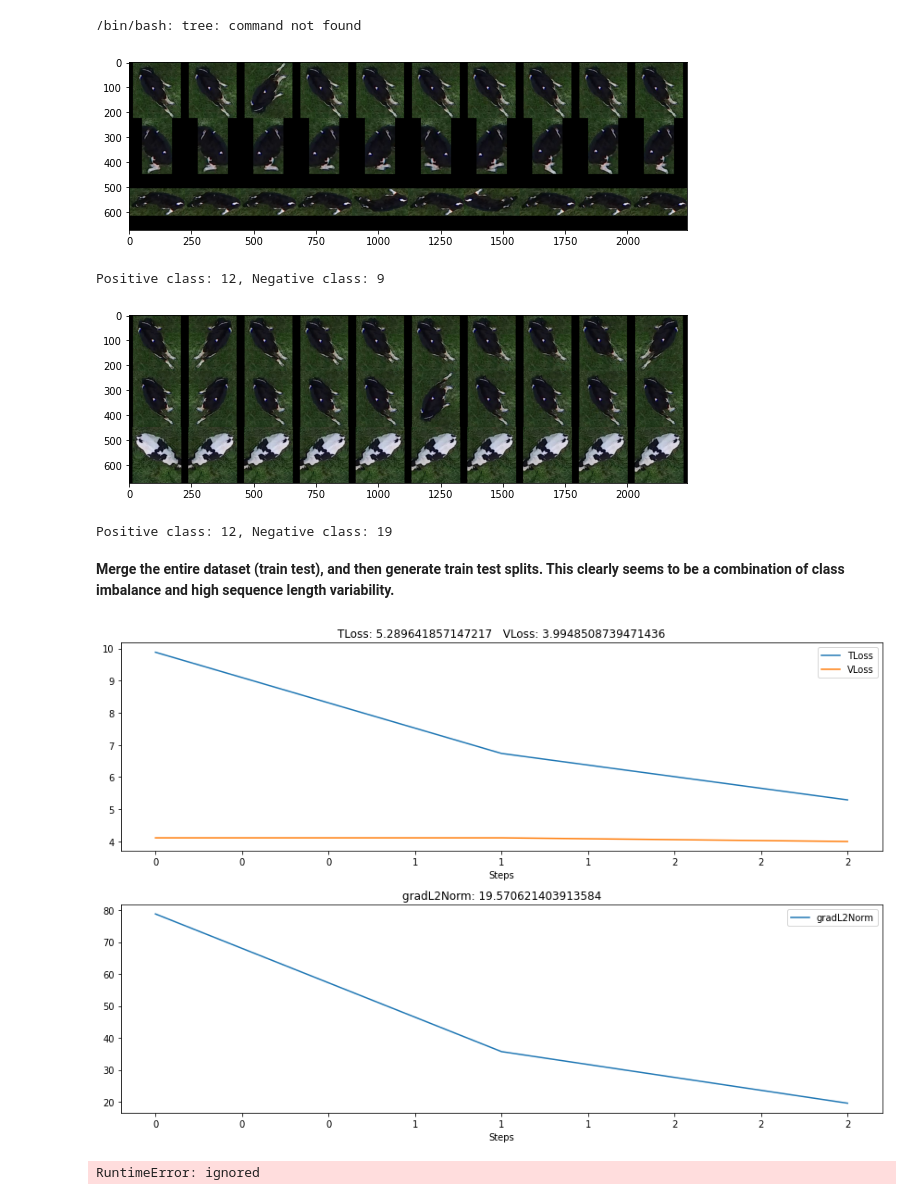
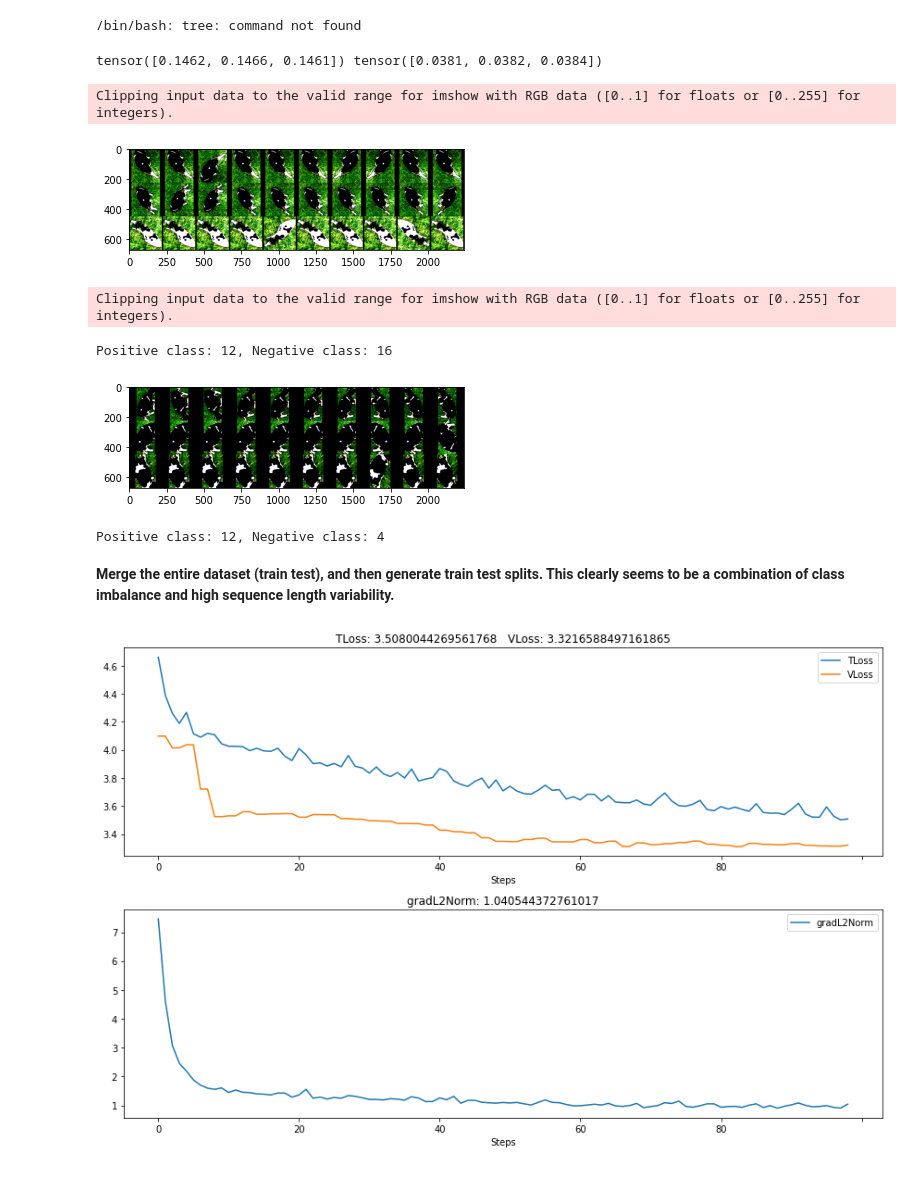
Before and after one commit to Asheeshkrsharma/Identification-OpenCows, a Jupyter notebook: tracklet.ipynb, the cells around one changed output. Saved outputs shown, nothing was run; the diff lists cells and outputs as text; code cells hidden in the pictures.

Commit message:
Tracklet notebook update

```diff
--- a/tracklet.ipynb
+++ b/tracklet.ipynb
@@ -488,3 +468,50 @@ mean, std
+# %%
+trainingDataset = OpenSetCows2021TrackLet(
+    "/content/datasets/OpenSetCows2017",
+    "/content/utils/opencowsTracklets2017.json",
+    maxSequenceLength=None,
+    split='train',
+    trackletChoiceProb = 1,
+    eval=True
+)
+
+testingDataset = OpenSetCows2021TrackLet(
+    "/content/datasets/OpenSetCows2017",
+    "/content/utils/opencowsTracklets2017.json",
+    maxSequenceLength=None,
+    split='test',
+    trackletChoiceProb = 1,
+    eval=True
+)
+
+imgSum = torch.zeros((3))
+imgMinusMean = torch.zeros((3))
+numImages = 0
+
+for i in tqdm(range(trainingDataset.__len__()), desc="Tracklets"):
+    im, _ = trainingDataset.__getitem__(i)
+    imgSum += im.view(3, -1).sum(dim=1)
+    numImages += im.view(3, -1).shape[1]
+
+for i in tqdm(range(testingDataset.__len__()), desc="Tracklets"):
+    im, _ = testingDataset.__getitem__(i)
+    imgSum += im.view(3, -1).sum(dim=1)
+    numImages += im.view(3, -1).shape[1]
+
+mean = imgSum / numImages
+for i in tqdm(range(testingDataset.__len__()), desc="Tracklets"):
+    im, _ = testingDataset.__getitem__(i)
+    imgMinusMean += torch.pow((torch.sub(im.view(3, -1), mean.view(3, 1))), 2).sum(dim=1)
+
+for i in tqdm(range(trainingDataset.__len__()), desc="Tracklets"):
+    im, _ = trainingDataset.__getitem__(i)
+    imgMinusMean += torch.pow((torch.sub(im.view(3, -1), mean.view(3, 1))), 2).sum(dim=1)
+
+std = torch.sqrt(imgMinusMean / (numImages - 1))
+
+print(mean, std)
+# %% [output]
+tensor([0.1462, 0.1466, 0.1461]) tensor([0.0381, 0.0382, 0.0384])
 # %%
 from torchvision import transforms
 
@@ -499,38 +526,40 @@ trainingDataset = OpenSetCows2021TrackLet(
     #     [0.3107, 0.3184, 0.3061]
     # ),
     transform=transforms.Compose(
         [
-            # transforms.Normalize([0.1331, 0.1331, 0.1331], [0.1063, 0.1087, 0.1104]),
+            transforms.Normalize([0.1462, 0.1466, 0.1461], [0.1951, 0.1955, 0.1960]),
             transforms.RandomVerticalFlip(p=0.1),
             transforms.RandomHorizontalFlip(p=0.1),
             # transforms.ColorJitter(brightness=0.1, contrast=0.1, saturation=0.1, hue=0.1)
         ],
     ),
 )
 
 for i in range(2):
   # Test
   negative, anchor, positive, positiveLabel, negativeLabel = trainingDataset.__getitem__(
       12
   )
   anc = [a.permute(1, 2, 0).numpy() for a in anchor]
   pos = [a.permute(1, 2, 0).numpy() for a in positive]
   neg = [a.permute(1, 2, 0).numpy() for a in negative]
 
   # Function to compose images in a grid
   compose = lambda images, horizontal: numpy.concatenate(
       [img if horizontal == 1 else img for img in images],
       axis=horizontal,
   )
 
   plt.imshow(compose([compose(anc, 1), compose(pos, 1), compose(neg, 1)], 0))
   plt.show()
   print('Positive class: {}, Negative class: {}'.format(positiveLabel, negativeLabel))
 # %% [output]
+Clipping input data to the valid range for imshow with RGB data ([0..1] for floats or [0..255] for integers).
-[figure, old version]
+[figure, new version]
-Positive class: 12, Negative class: 9
+Clipping input data to the valid range for imshow with RGB data ([0..1] for floats or [0..255] for integers).
+Positive class: 12, Negative class: 16
-[figure, old version]
+[figure, new version]
-Positive class: 12, Negative class: 19
+Positive class: 12, Negative class: 4
 # %%
 import torch.nn.functional as F
 from pytorch_metric_learning import miners, losses
@@ -754,20 +784,20 @@ trainingDataset = OpenSetCows2021TrackLet(
     maxSequenceLength=subSequenceLength,
     transform=transforms.Compose(
         [
-            # transforms.Normalize([0.1331, 0.1331, 0.1331], [0.1063, 0.1087, 0.1104]),
-            transforms.RandomVerticalFlip(p=0.5),
-            transforms.RandomHorizontalFlip(p=0.5),
+            transforms.Normalize([0.1462, 0.1466, 0.1461], [0.1951, 0.1955, 0.1960]),
+            transforms.RandomVerticalFlip(p=0.6),
+            transforms.RandomHorizontalFlip(p=0.6),
             # transforms.ColorJitter(brightness=0.1, contrast=0.1, saturation=0.1, hue=0.1)
         ],
     ),
-    trackletChoiceProb = 0.8,
+    trackletChoiceProb = 0.9,
     eval=False,
     batchSize=batchSize
 )
 
 # Set the dataloader sampler
 sampler = MPerClassSampler(
-    list(range(23)), m=10, length_before_new_iter=len(trainingDataset),
+    list(range(23)), m=5, length_before_new_iter=len(trainingDataset),
     batch_size=batchSize
 )
 
@@ -775,6 +805,7 @@ testingDataset = OpenSetCows2021TrackLet(
     "/content/datasets/OpenSetCows2017",
     "/content/utils/opencowsTracklets2017.json",
     maxSequenceLength=subSequenceLength,
+    transform=transforms.Normalize([0.1462, 0.1466, 0.1461], [0.1951, 0.1955, 0.1960]),
     split='test',
     trackletChoiceProb = 1,
     eval=False,
@@ -898,8 +929,7 @@ with tqdm(range(numEpochs), desc="Training epochs", position=0) as pbar:
         # break
     pbar.refresh()
 # %% [output]
-[figure, old version]
+[figure, new version]
-RuntimeError: ignored
 # %%
 import matplotlib.lines as mlines
 import matplotlib.patheffects as PathEffects
```
Also changed, not shown: parts of 9 cells of this notebook.
